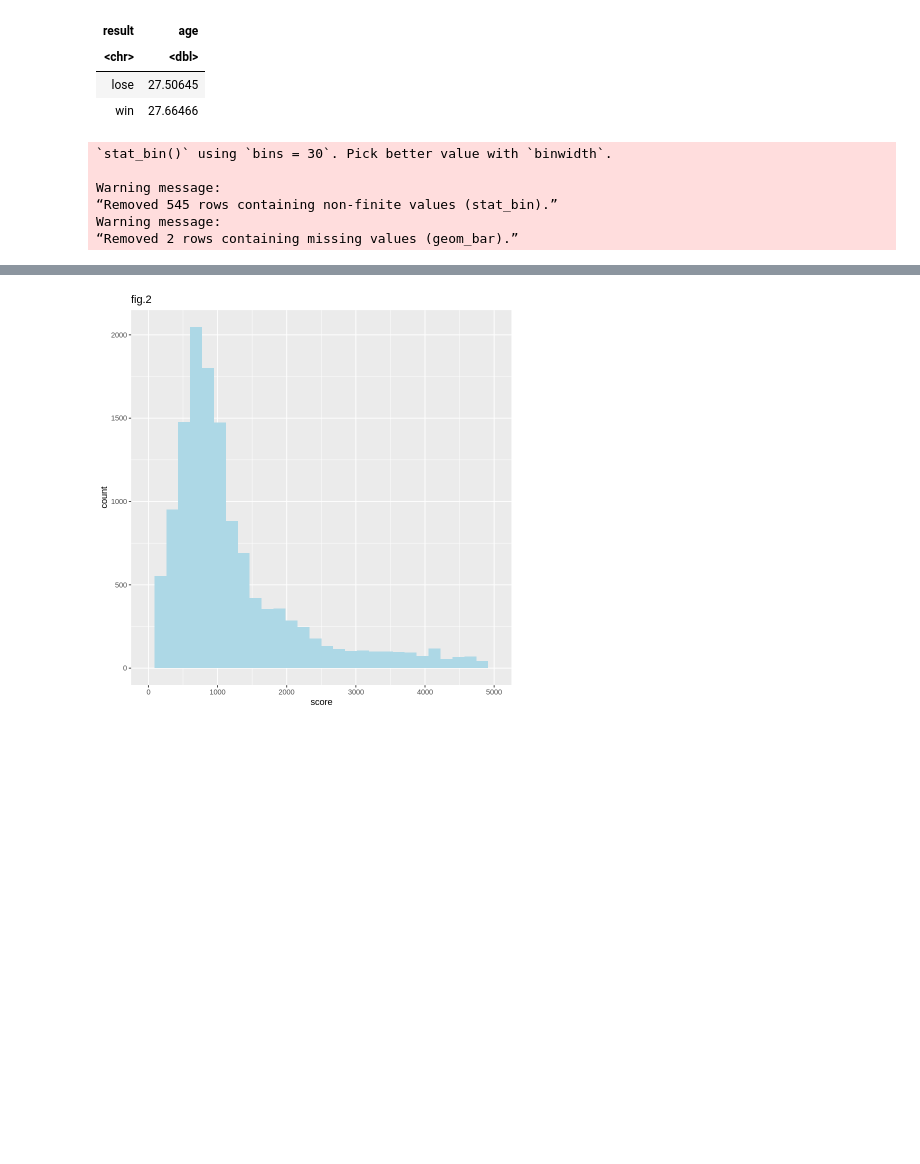
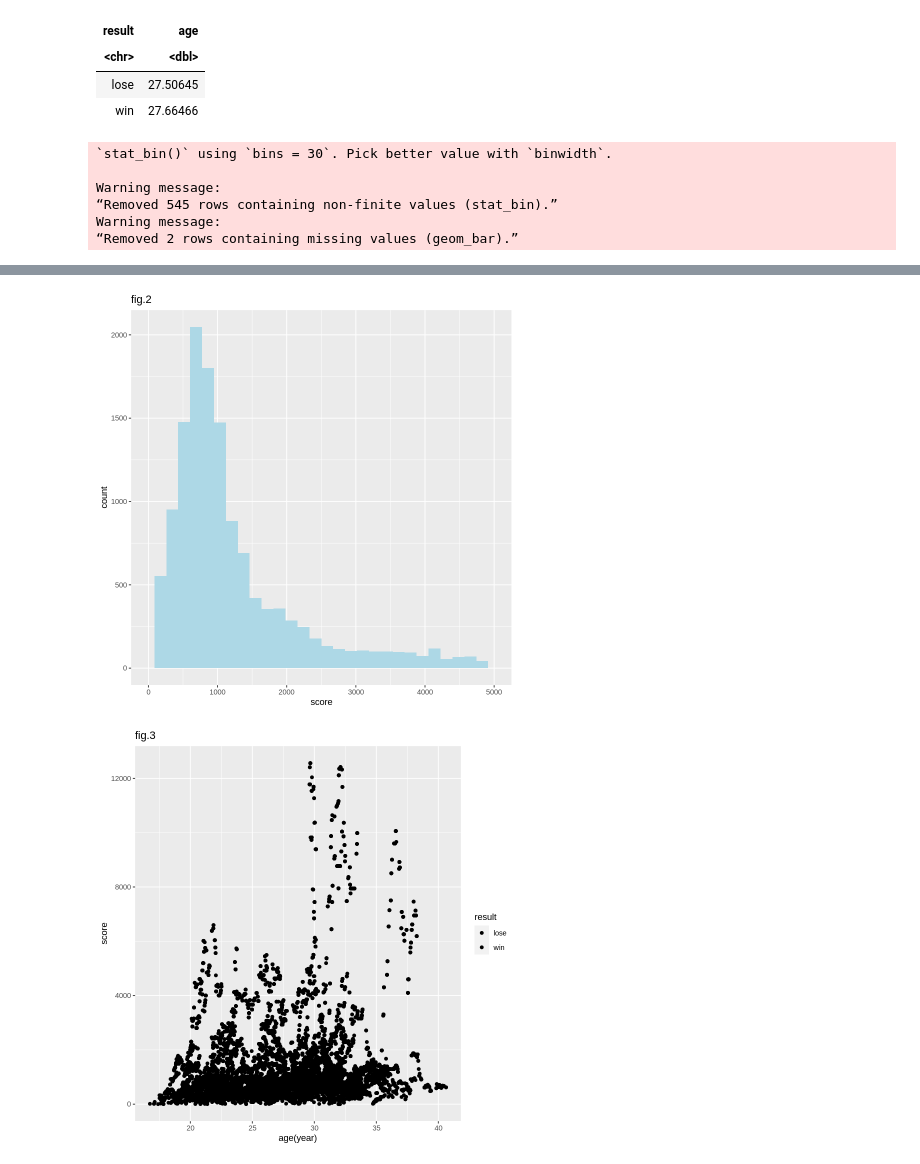
Before and after one commit to JianyiC/group54_work, a Jupyter notebook: proposal.ipynb, the cells around one changed output, grey strips where cells are left out. Drawn from its saved outputs; the diff is of its cells as text; code cells hidden in the pictures; blank space fills up the shorter version.

```diff
--- a/proposal.ipynb
+++ b/proposal.ipynb
@@ -135,23 +135,30 @@ A tibble: 2 × 2
 # %%
 train_plot_1 <- ggplot(predictor_mean1, aes(x = result, y = points, fill = result)) +
                 geom_bar(stat = "identity") +
                 labs(x = "result", y = "score") +
                 ggtitle("fig.1")
 train_plot_1
 
 
-train_plot_6 <- ggplot(combined_data , aes(x = points)) +
+train_plot_2 <- ggplot(combined_data , aes(x = points)) +
                       geom_histogram(fill = "lightblue") +
                 labs(x = "score") +
                 scale_x_continuous(limits=c(0, 5000)) +
                 ggtitle("fig.2")
-train_plot_6
+train_plot_2
+
+train_plot_3 <- ggplot(combined_data , aes(x = age, y = points,  = result)) +
+                      geom_point() +
+                labs(x = "age(year)", y = "score") +
+                ggtitle("fig.3")
+train_plot_3
 # %% [output]
 `stat_bin()` using `bins = 30`. Pick better value with `binwidth`.
 
 Warning message:
 “Removed 545 rows containing non-finite values (stat_bin).”
 Warning message:
 “Removed 2 rows containing missing values (geom_bar).”
 [figure]
 [figure]
+[figure, added]
```
